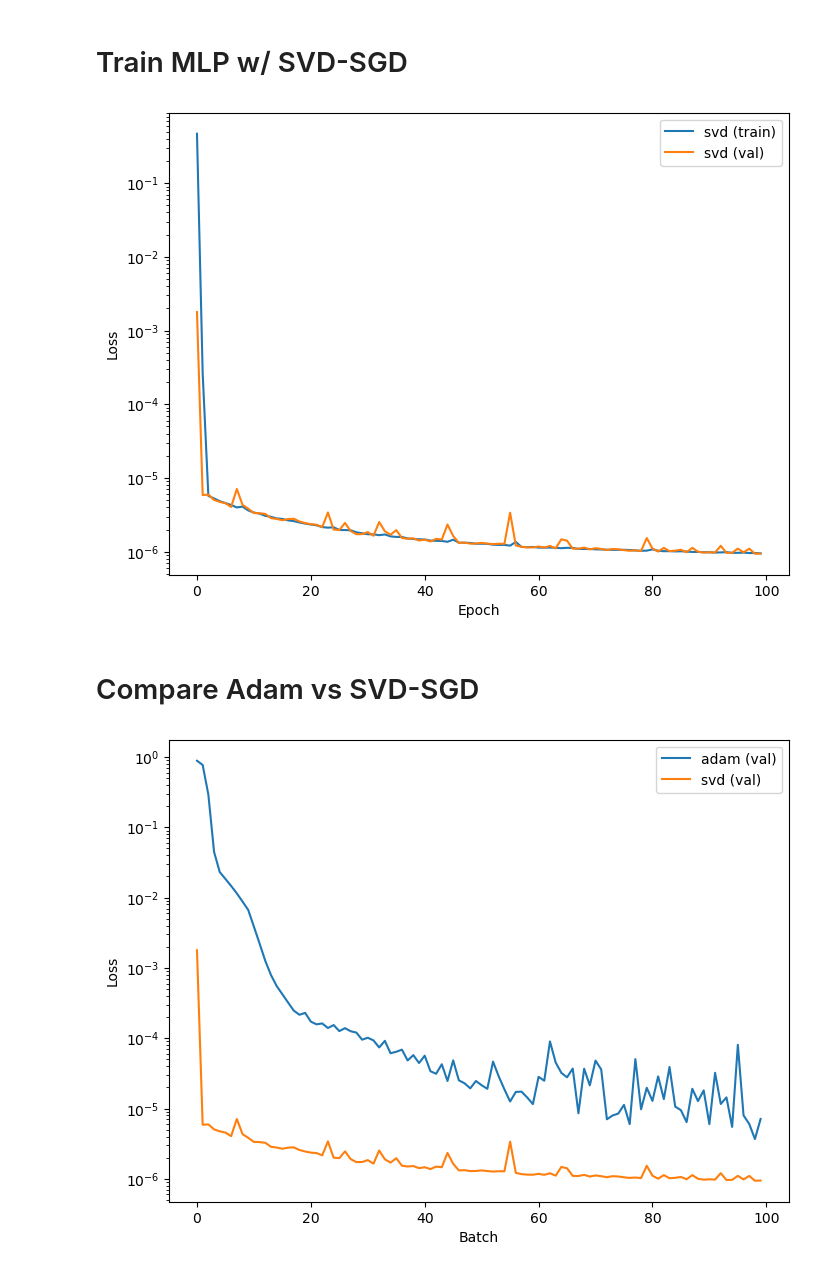
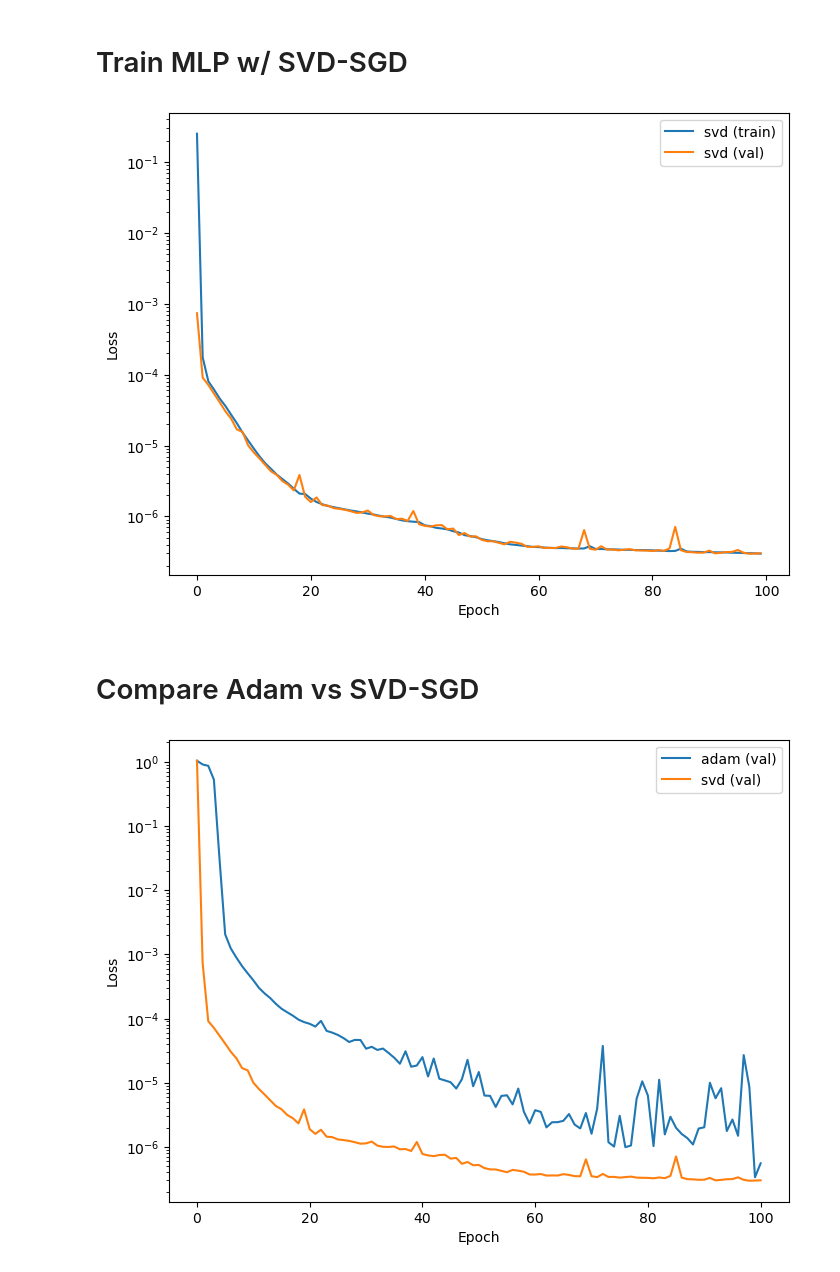
Before and after one commit to sambt/sven-experiments, a Jupyter notebook: notebooks/toy_1d_regression.ipynb, the cells around one changed output. Drawn from its saved outputs; the diff is of its cells as text; code cells hidden in the pictures.

```diff
--- a/notebooks/toy_1d_regression.ipynb
+++ b/notebooks/toy_1d_regression.ipynb
@@ -62,3 +65,6 @@ output_dim = 1
 
 mlp_adam = MLP(input_dim,hidden_dims,output_dim).to(device)
 mlp_svd = MLP(input_dim,hidden_dims,output_dim).to(device)
+
+# give both models the same initial weights
+mlp_svd.load_state_dict(mlp_adam.state_dict())
@@ -69,6 +77,15 @@ optimizer = torch.optim.Adam(mlp_adam.parameters(), lr=1e-3)
 loss_fn = nn.MSELoss()
 num_epochs = 100
 losses_adam = defaultdict(list)
+
+# save untrained validation loss
+with torch.no_grad():
+    for xb, yb in val_loader:
+        xb, yb = xb.to(device), yb.to(device)
+        ypred = mlp_adam(xb)
+        loss = loss_fn(ypred, yb)
+        losses_adam['val_init'].append(loss.item())
+
 for epoch in tqdm(range(num_epochs)):
     epoch_losses = defaultdict(list)
     mlp_adam.train()
@@ -118,9 +135,17 @@ rtol = 1e-3
 num_epochs = 100
 
 model_svd = FunctionalModelJac(mlp_svd,loss_fn)
-opt_svd = SVDOptimizer(model_svd,lr=lr_svd,k=k_svd,rtol=rtol)
+opt_svd = SVDOptimizer(model_svd,lr=lr_svd,k=k_svd,rtol=rtol,track_svd_info=True)
 
 losses_svd = defaultdict(list)
+
+# save untrained validation loss
+with torch.no_grad():
+    for xb, yb in val_loader:
+        xb, yb = xb.to(device), yb.to(device)
+        ypred = model_svd.evaluate(xb)
+        loss = loss_fn(ypred, yb).mean()
+        losses_svd['val_init'].append(loss.item())
 
 # Ensure all computations are done without gradients
 with torch.no_grad():
@@ -155,17 +180,17 @@ plt.yscale('log')
 plt.legend()
 plt.show()
 # %% [output]
-[figure, old version]
+[figure, new version]
 # %% [markdown]
 # Compare Adam vs SVD-SGD
 # %%
 plt.figure(figsize=(8,6))
-plt.plot(losses_adam['val'], label='adam (val)',color="C0")
-plt.plot(losses_svd['val'], label='svd (val)',color="C1")
-plt.xlabel('Batch')
+plt.plot(losses_adam['val_init'] + losses_adam['val'], label='adam (val)',color="C0")
+plt.plot(losses_svd['val_init'] + losses_svd['val'], label='svd (val)',color="C1")
+plt.xlabel('Epoch')
 plt.ylabel('Loss')
 plt.yscale('log')
 plt.legend()
 plt.show()
 # %% [output]
-[figure, old version]
+[figure, new version]
```
Also changed, not shown: parts of 10 cells of this notebook, 3 other files.
